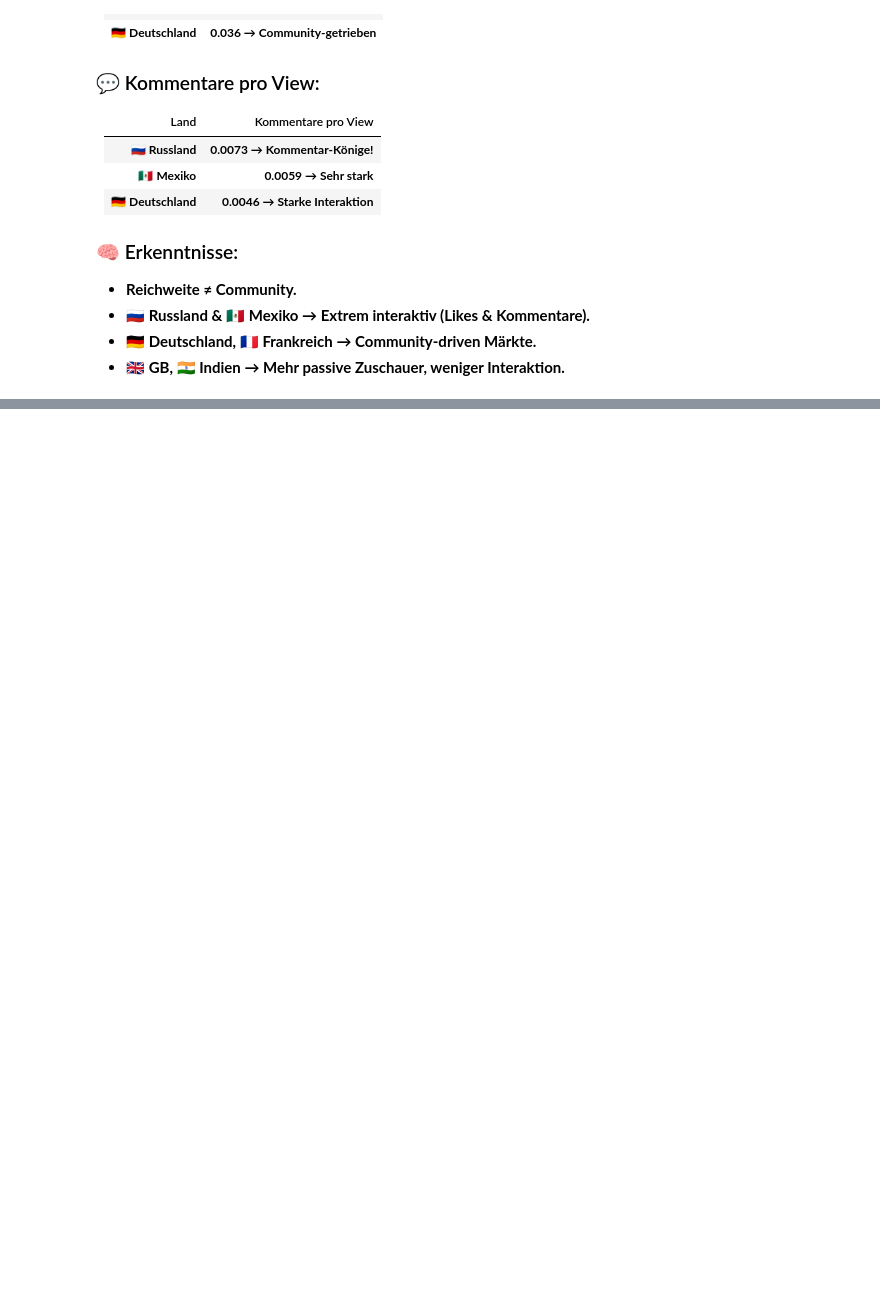
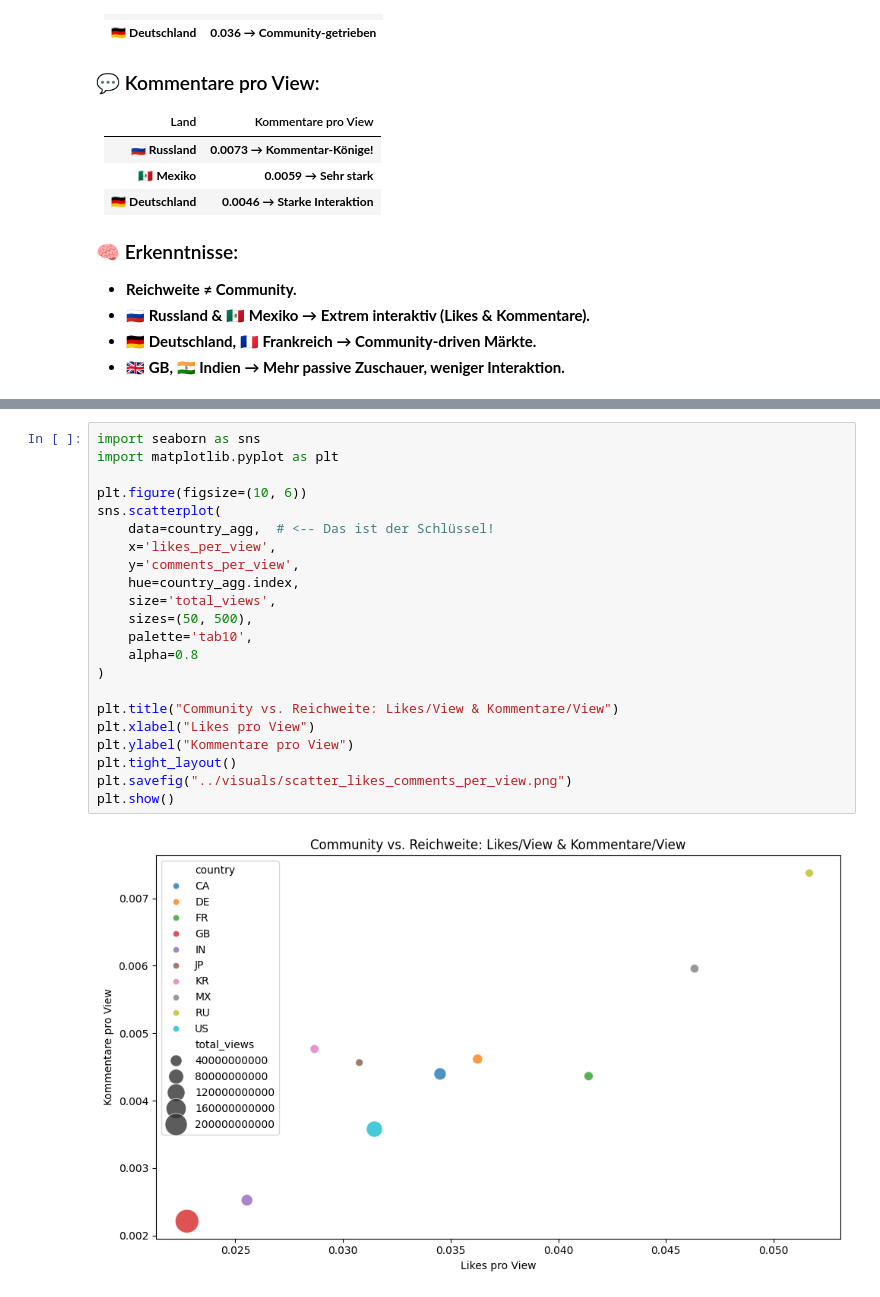
Before and after one commit to adflix/youtube-trending-analysis, a Jupyter notebook: notebooks/youtube_trending_analysis.ipynb, the cells around one changed output, grey strips where cells are left out. Drawn from its saved outputs; the diff is of its cells as text; blank space fills up the shorter version.

```diff
--- a/notebooks/youtube_trending_analysis.ipynb
+++ b/notebooks/youtube_trending_analysis.ipynb
@@ -533,0 +558,24 @@ country_agg.sort_values(by='total_views', ascending=False)
+# %%
+import seaborn as sns
+import matplotlib.pyplot as plt
+
+plt.figure(figsize=(10, 6))
+sns.scatterplot(
+    data=country_agg,  # <-- Das ist der Schlüssel!
+    x='likes_per_view',
+    y='comments_per_view',
+    hue=country_agg.index,
+    size='total_views',
+    sizes=(50, 500),
+    palette='tab10',
+    alpha=0.8
+)
+
+plt.title("Community vs. Reichweite: Likes/View & Kommentare/View")
+plt.xlabel("Likes pro View")
+plt.ylabel("Kommentare pro View")
+plt.tight_layout()
+plt.savefig("../visuals/scatter_likes_comments_per_view.png")
+plt.show()
+# %% [output]
+[figure, added]
```
Also changed, not shown: parts of 2 cells of this notebook.
